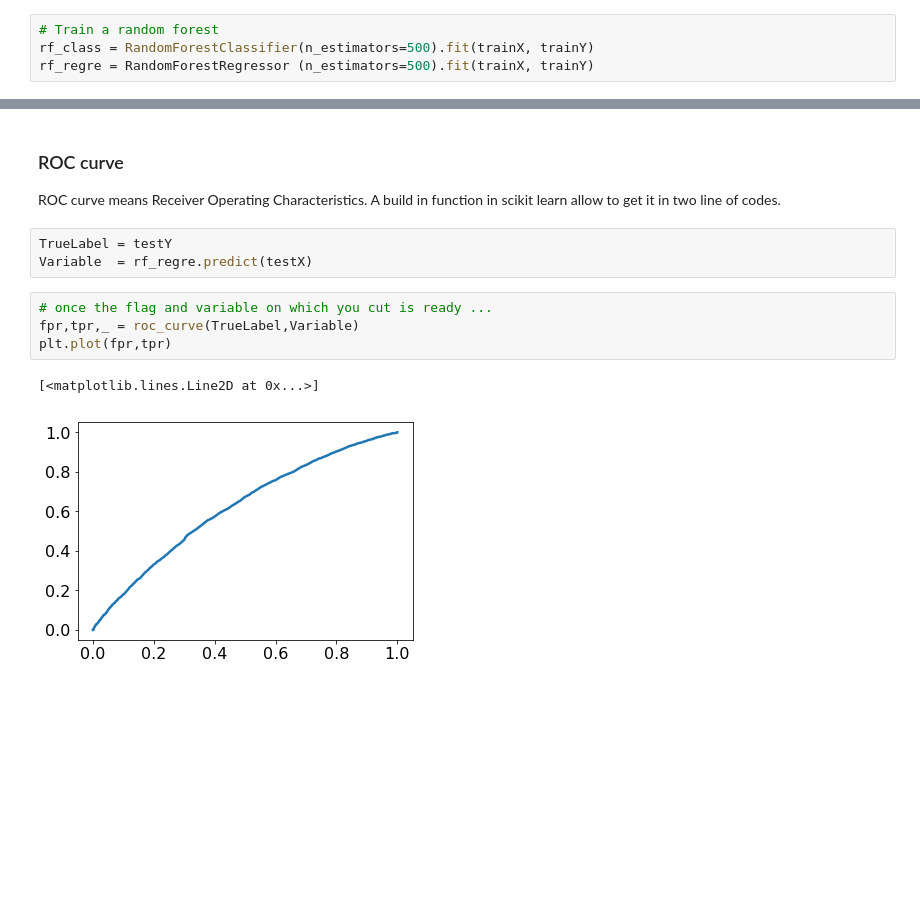
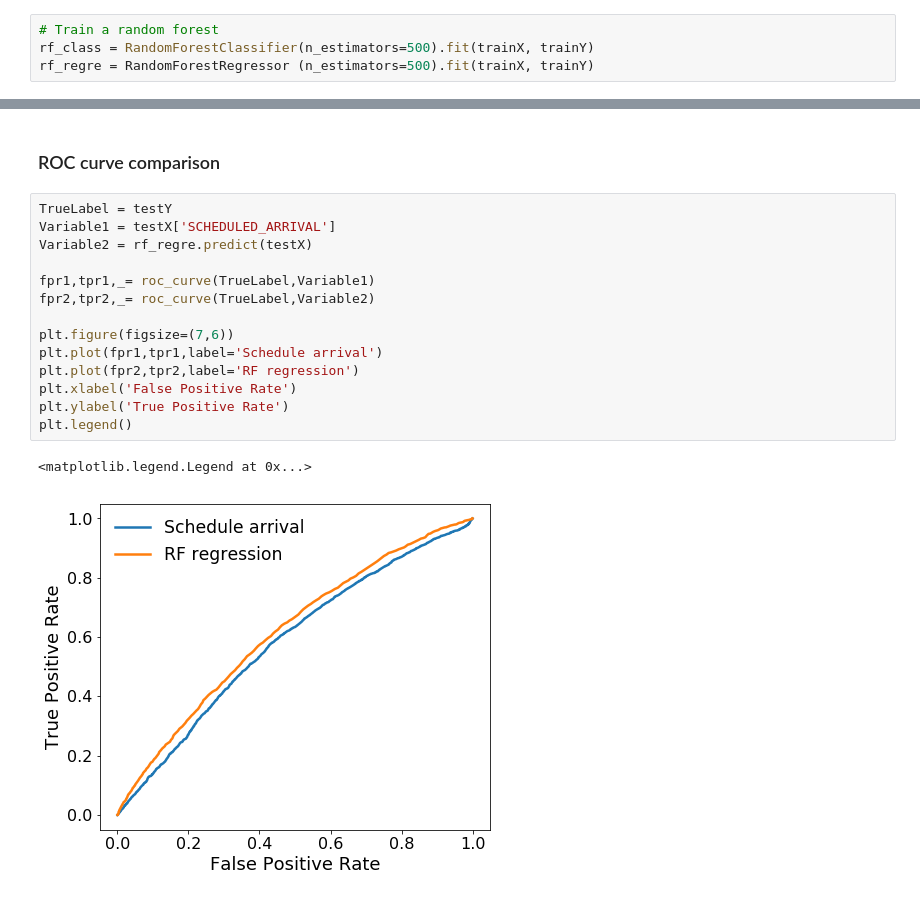
Before and after one commit to rmadar/MachineLearningLectureCF, a Jupyter notebook: examples/ROCcurve.ipynb, the cells around one changed output, grey strips where cells are left out. Drawn from its saved outputs; the diff is of its cells as text; blank space fills up the shorter version.

```diff
--- a/examples/ROCcurve.ipynb
+++ b/examples/ROCcurve.ipynb
@@ -82,14 +114,19 @@ plt.legend()
-# %% [markdown]
-### ROC curve
-
-ROC curve means Receiver Operating Characteristics. A build in function in scikit learn allow to get it in two line of codes.
-# %%
-TrueLabel = testY
-Variable  = rf_regre.predict(testX)
-# %%
-# once the flag and variable on which you cut is ready ...
-fpr,tpr,_ = roc_curve(TrueLabel,Variable)
-plt.plot(fpr,tpr)
-# %% [output]
-[<matplotlib.lines.Line2D at 0x...>]
-[figure, removed]
+# %% [markdown]
+### ROC curve comparison
+# %%
+TrueLabel = testY
+Variable1 = testX['SCHEDULED_ARRIVAL']
+Variable2 = rf_regre.predict(testX)
+
+fpr1,tpr1,_= roc_curve(TrueLabel,Variable1)
+fpr2,tpr2,_= roc_curve(TrueLabel,Variable2)
+
+plt.figure(figsize=(7,6))
+plt.plot(fpr1,tpr1,label='Schedule arrival')
+plt.plot(fpr2,tpr2,label='RF regression')
+plt.xlabel('False Positive Rate')
+plt.ylabel('True Positive Rate')
+plt.legend()
+# %% [output]
+<matplotlib.legend.Legend at 0x...>
+[figure, added]
```
Also changed, not shown: parts of 5 cells of this notebook.
